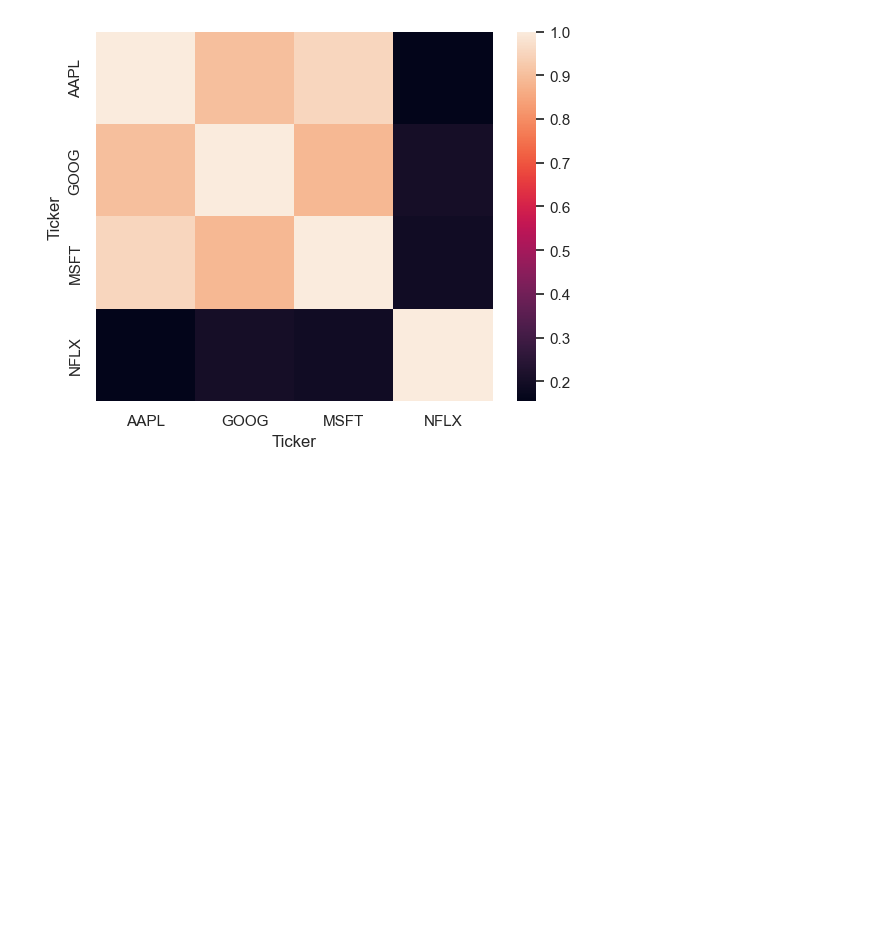
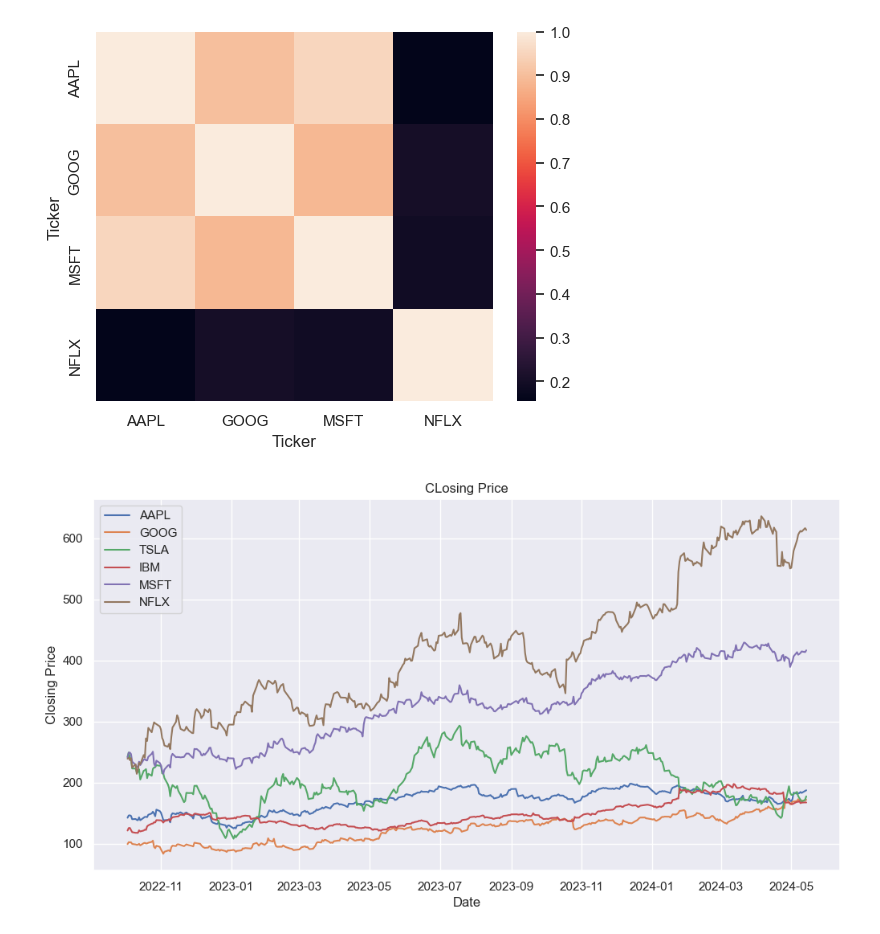
Before and after one commit to lucaslulucaslu/Data-Science-Practice-Projects, a Jupyter notebook: 11. Stock Price Forecasting/Stock Price Forecasting.ipynb, the cells around one changed output. Drawn from its saved outputs; the diff is of its cells as text; code cells hidden in the pictures; blank space fills up the shorter version.

```diff
--- a/11. Stock Price Forecasting/Stock Price Forecasting.ipynb
+++ b/11. Stock Price Forecasting/Stock Price Forecasting.ipynb
@@ -101,3 +101,39 @@ sns.heatmap(c)
 # %% [output]
 <Axes: xlabel='Ticker', ylabel='Ticker'>
 [figure]
+# %%
+import pandas_datareader.data as web
+import os
+
+os.environ["ALPHAVANTAGE_API_KEY"] ='YZYMIEX8LD5D9PUX'
+start_date=pd.to_datetime('2022-10-1')
+end_date=pd.to_datetime('today')
+
+df_apple=pandas_datareader.av.time_series.AVTimeSeriesReader(symbols='AAPL',function='TIME_SERIES_DAILY', start=start_date,end=end_date, api_key=os.getenv('ALPHAVANTAGE_API_KEY')).read()
+df_apple['stock']='AAPL'
+df_google=pandas_datareader.av.time_series.AVTimeSeriesReader(symbols='GOOG',function='TIME_SERIES_DAILY', start=start_date,end=end_date, api_key=os.getenv('ALPHAVANTAGE_API_KEY')).read()
+df_google['stock']='GOOG'
+df_tesla=pandas_datareader.av.time_series.AVTimeSeriesReader(symbols='TSLA',function='TIME_SERIES_DAILY', start=start_date,end=end_date, api_key=os.getenv('ALPHAVANTAGE_API_KEY')).read()
+df_tesla['stock']='TSLA'
+df_ibm=pandas_datareader.av.time_series.AVTimeSeriesReader(symbols='IBM',function='TIME_SERIES_DAILY', start=start_date,end=end_date, api_key=os.getenv('ALPHAVANTAGE_API_KEY')).read()
+df_ibm['stock']='IBM'
+df_msft=pandas_datareader.av.time_series.AVTimeSeriesReader(symbols='MSFT',function='TIME_SERIES_DAILY', start=start_date,end=end_date, api_key=os.getenv('ALPHAVANTAGE_API_KEY')).read()
+df_msft['stock']='MSFT'
+df_nflx=pandas_datareader.av.time_series.AVTimeSeriesReader(symbols='NFLX',function='TIME_SERIES_DAILY', start=start_date,end=end_date, api_key=os.getenv('ALPHAVANTAGE_API_KEY')).read()
+df_nflx['stock']='NFLX'
+
+df=pd.concat([df_apple,df_google,df_tesla,df_ibm,df_msft,df_nflx])
+df.index=pd.to_datetime(df.index)
+# %%
+tickers=df['stock'].unique()
+fig,ax=plt.subplots(figsize=(12,6))
+for ticker in tickers:
+    subset=df[df['stock']==ticker]
+    ax.plot(subset['close'],label=ticker)
+ax.set_title('CLosing Price')
+ax.set_xlabel('Date')
+ax.set_ylabel('Closing Price')
+ax.legend()
+plt.show()
+# %% [output]
+[figure, added]
```
